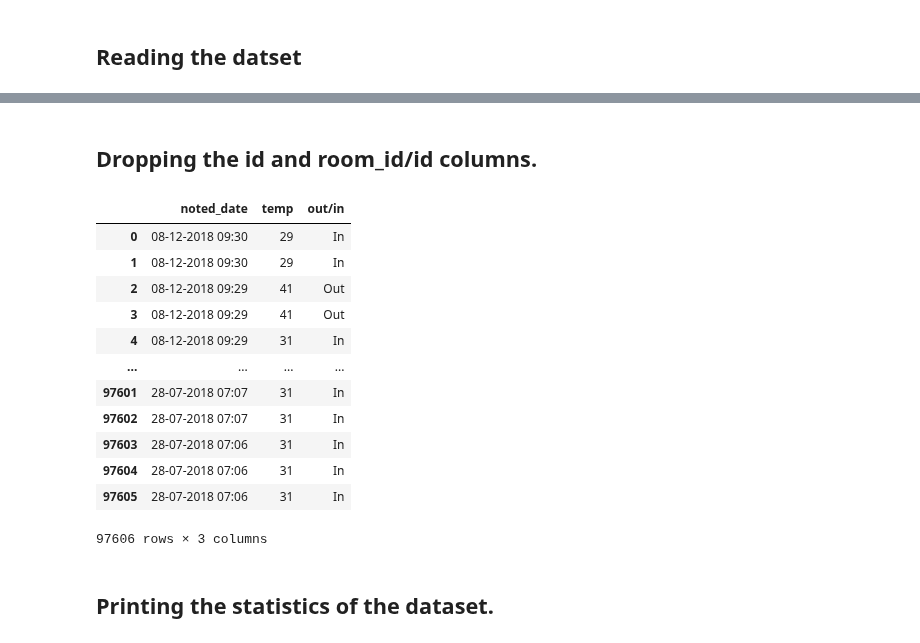
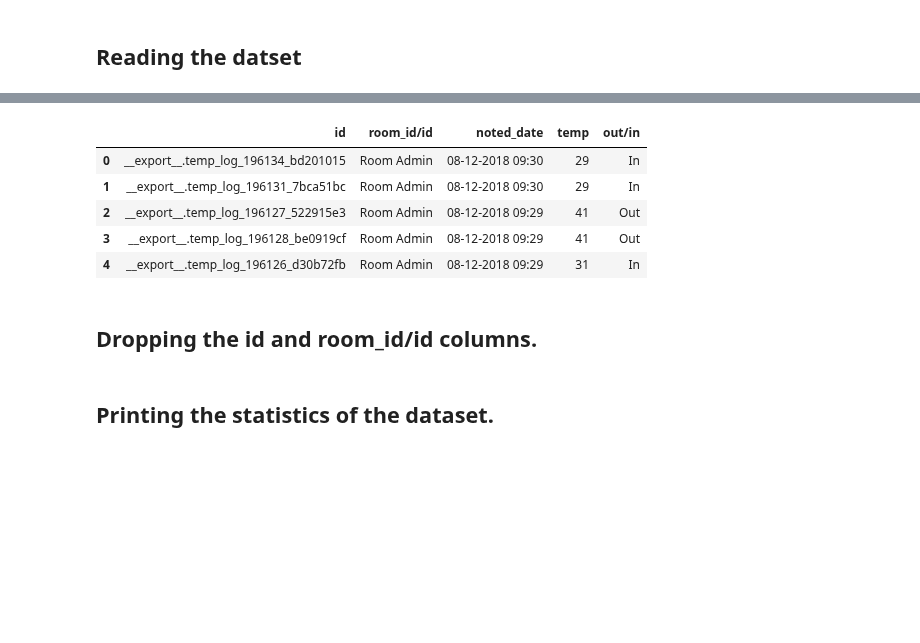
Before and after one commit to Harsh502s/ML-Assignments, a Jupyter notebook: Notebooks/Assignment 1 IOT Analysis.ipynb, the cells around one changed output, grey strips where cells are left out. Cells and saved outputs as stored; diff of their text form; code cells hidden in the pictures; blank space fills up the shorter version.

```diff
--- a/Notebooks/Assignment 1 IOT Analysis.ipynb
+++ b/Notebooks/Assignment 1 IOT Analysis.ipynb
@@ -13,25 +26,18 @@ w.filterwarnings('ignore')
 # %%
-df = pd.read_csv(r"Z:\226511 ML\Data Sets\MLK\IOT-temp.csv")
+df = pd.read_csv(
+    r"C:\Users\harsh\College\ML-Assignments\Data Sets\MLK\IOT-temp.csv")
+df.head()
+# %% [output]
+|  | id | room_id/id | noted_date | temp | out/in |
+| 0 | __export__.temp_log_196134_bd201015 | Room Admin | 08-12-2018 09:30 | 29 | In |
+| 1 | __export__.temp_log_196131_7bca51bc | Room Admin | 08-12-2018 09:30 | 29 | In |
+| 2 | __export__.temp_log_196127_522915e3 | Room Admin | 08-12-2018 09:29 | 41 | Out |
+| 3 | __export__.temp_log_196128_be0919cf | Room Admin | 08-12-2018 09:29 | 41 | Out |
+| 4 | __export__.temp_log_196126_d30b72fb | Room Admin | 08-12-2018 09:29 | 31 | In |
 # %% [markdown]
 ## Dropping the id and room_id/id columns.
 # %%
 df.drop(["id", "room_id/id"], axis=1, inplace=True)
-# %%
-df
-# %% [output]
-|  | noted_date | temp | out/in |
-| 0 | 08-12-2018 09:30 | 29 | In |
-| 1 | 08-12-2018 09:30 | 29 | In |
-| 2 | 08-12-2018 09:29 | 41 | Out |
-| 3 | 08-12-2018 09:29 | 41 | Out |
-| 4 | 08-12-2018 09:29 | 31 | In |
-| ... | ... | ... | ... |
-| 97601 | 28-07-2018 07:07 | 31 | In |
-| 97602 | 28-07-2018 07:07 | 31 | In |
-| 97603 | 28-07-2018 07:06 | 31 | In |
-| 97604 | 28-07-2018 07:06 | 31 | In |
-| 97605 | 28-07-2018 07:06 | 31 | In |
-97606 rows × 3 columns
 # %% [markdown]
 ## Printing the statistics of the dataset.
 # %%
```
Also changed, not shown: parts of 19 cells of this notebook, 8 other files.
